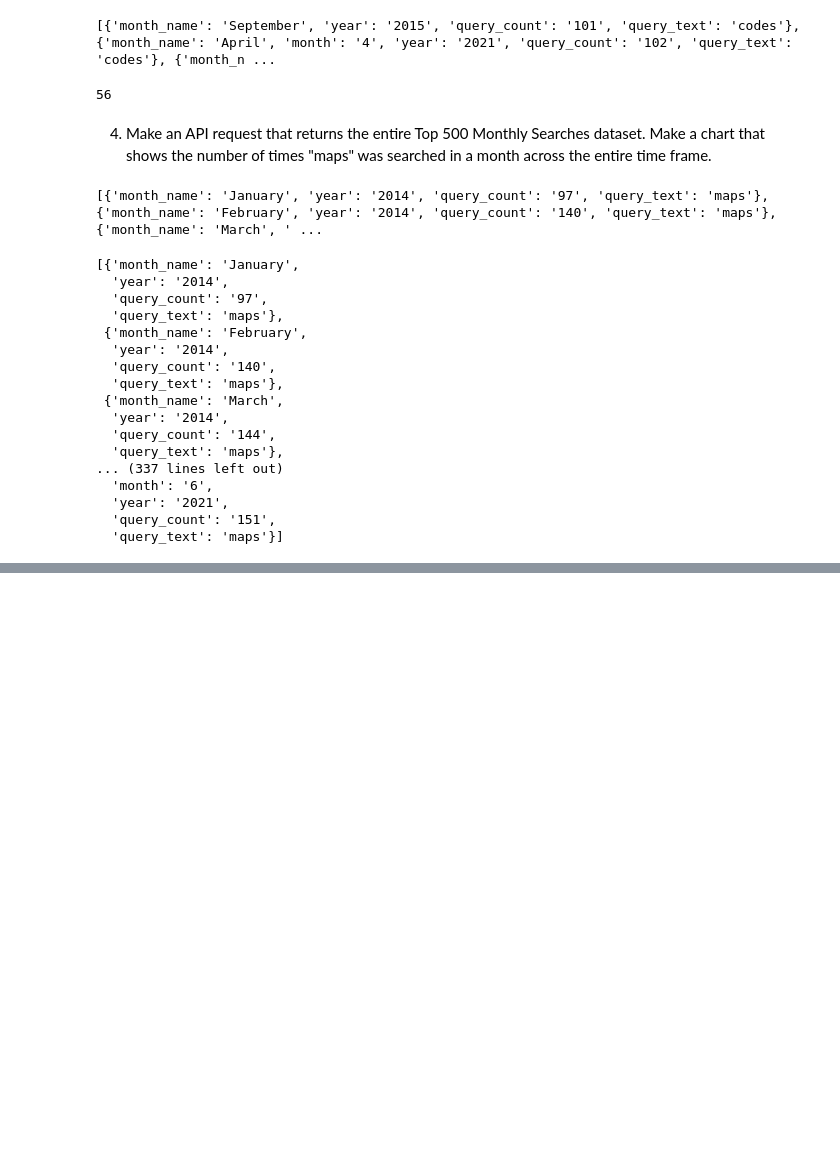
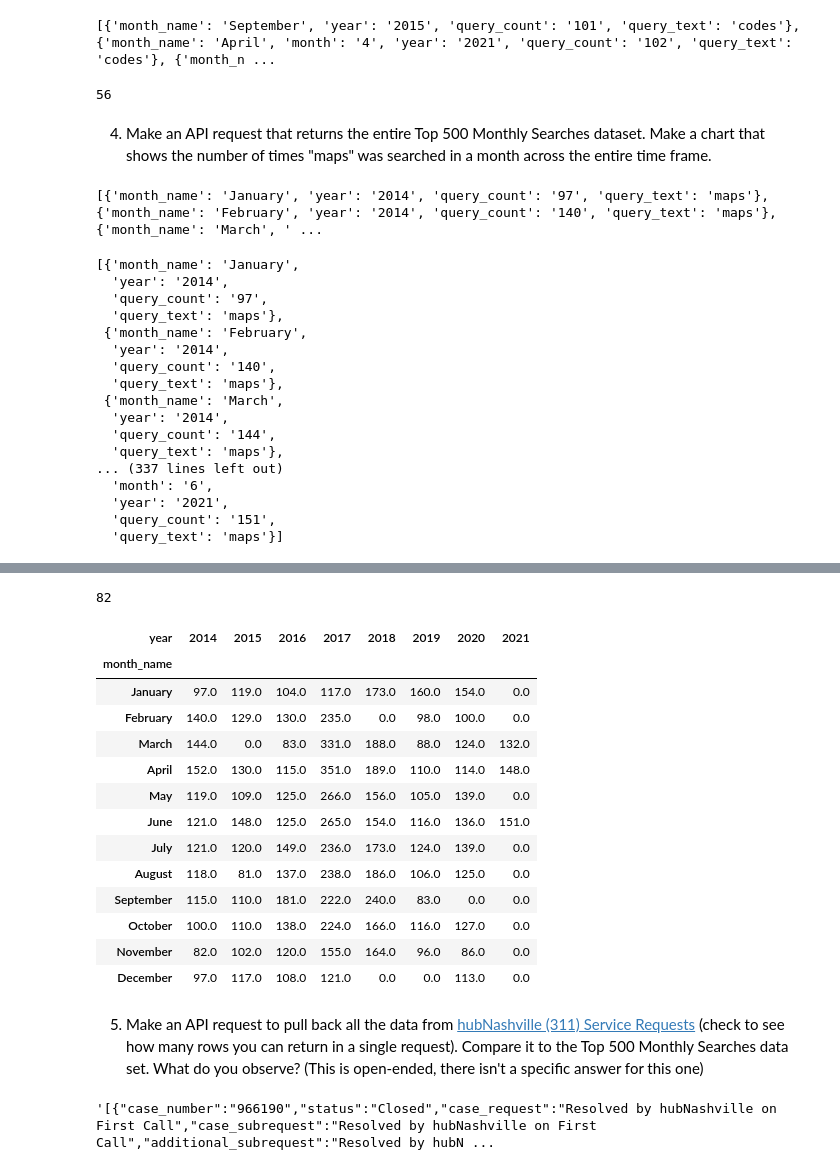
Before and after one commit to Brf0001/socrata_api-Brf0001, a Jupyter notebook: notebook/API's+practice.ipynb, the cells around one changed output, grey strips where cells are left out. Cells and saved outputs as stored; diff of their text form; code cells hidden in the pictures; blank space fills up the shorter version.

```diff
--- a/notebook/API's+practice.ipynb
+++ b/notebook/API's+practice.ipynb
@@ -194,0 +175,43 @@ res4_tab.pivot_table
+# %%
+len(res4_tab)
+# %% [output]
+82
+# %%
+month_order = ['January','February','March','April','May','June','July','August','September','October','November','December']
+# %%
+res4_tab['month_name']= pd.Categorical(res4_tab['month_name'],categories=month_order,ordered=True)
+# %%
+grap = res4_tab.pivot_table(index='month_name',columns='year',values='query_count')
+# %%
+graph = grap.fillna(0)
+# %%
+graph
+# %% [output]
+| year | 2014 | 2015 | 2016 | 2017 | 2018 | 2019 | 2020 | 2021 |
+| month_name |  |  |  |  |  |  |  |  |
+| January | 97.0 | 119.0 | 104.0 | 117.0 | 173.0 | 160.0 | 154.0 | 0.0 |
+| February | 140.0 | 129.0 | 130.0 | 235.0 | 0.0 | 98.0 | 100.0 | 0.0 |
+| March | 144.0 | 0.0 | 83.0 | 331.0 | 188.0 | 88.0 | 124.0 | 132.0 |
+| April | 152.0 | 130.0 | 115.0 | 351.0 | 189.0 | 110.0 | 114.0 | 148.0 |
+| May | 119.0 | 109.0 | 125.0 | 266.0 | 156.0 | 105.0 | 139.0 | 0.0 |
+| June | 121.0 | 148.0 | 125.0 | 265.0 | 154.0 | 116.0 | 136.0 | 151.0 |
+| July | 121.0 | 120.0 | 149.0 | 236.0 | 173.0 | 124.0 | 139.0 | 0.0 |
+| August | 118.0 | 81.0 | 137.0 | 238.0 | 186.0 | 106.0 | 125.0 | 0.0 |
+| September | 115.0 | 110.0 | 181.0 | 222.0 | 240.0 | 83.0 | 0.0 | 0.0 |
+| October | 100.0 | 110.0 | 138.0 | 224.0 | 166.0 | 116.0 | 127.0 | 0.0 |
+| November | 82.0 | 102.0 | 120.0 | 155.0 | 164.0 | 96.0 | 86.0 | 0.0 |
+| December | 97.0 | 117.0 | 108.0 | 121.0 | 0.0 | 0.0 | 113.0 | 0.0 |
+# %% [markdown]
+5. Make an API request to pull back all the data from [hubNashville (311) Service Requests](https://data.nashville.gov/Public-Services/hubNashville-311-Service-Requests/7qhx-rexh) (check to see how many rows you can return in a single request). Compare it to the Top 500 Monthly Searches data set. What do you observe? (This is open-ended, there isn't a specific answer for this one)
+# %%
+endpoint5 = 'https://data.nashville.gov/resource/7qhx-rexh.json'
+
+params5 = {
+
+}
+
+response5 = requests.get(endpoint5, params = params5)
+
+response5.text
+# %% [output]
+'[{"case_number":"966190","status":"Closed","case_request":"Resolved by hubNashville on First Call","case_subrequest":"Resolved by hubNashville on First Call","additional_subrequest":"Resolved by hubN ...
```
Also changed, not shown: parts of 23 cells of this notebook.
